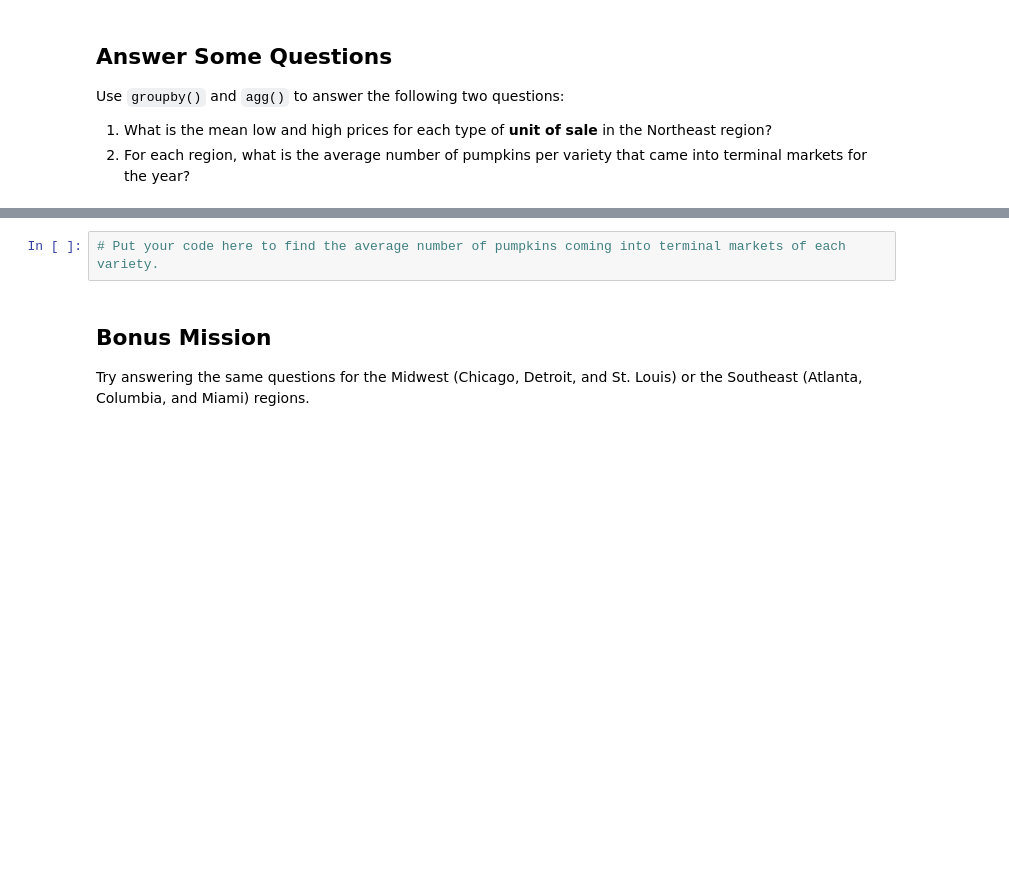
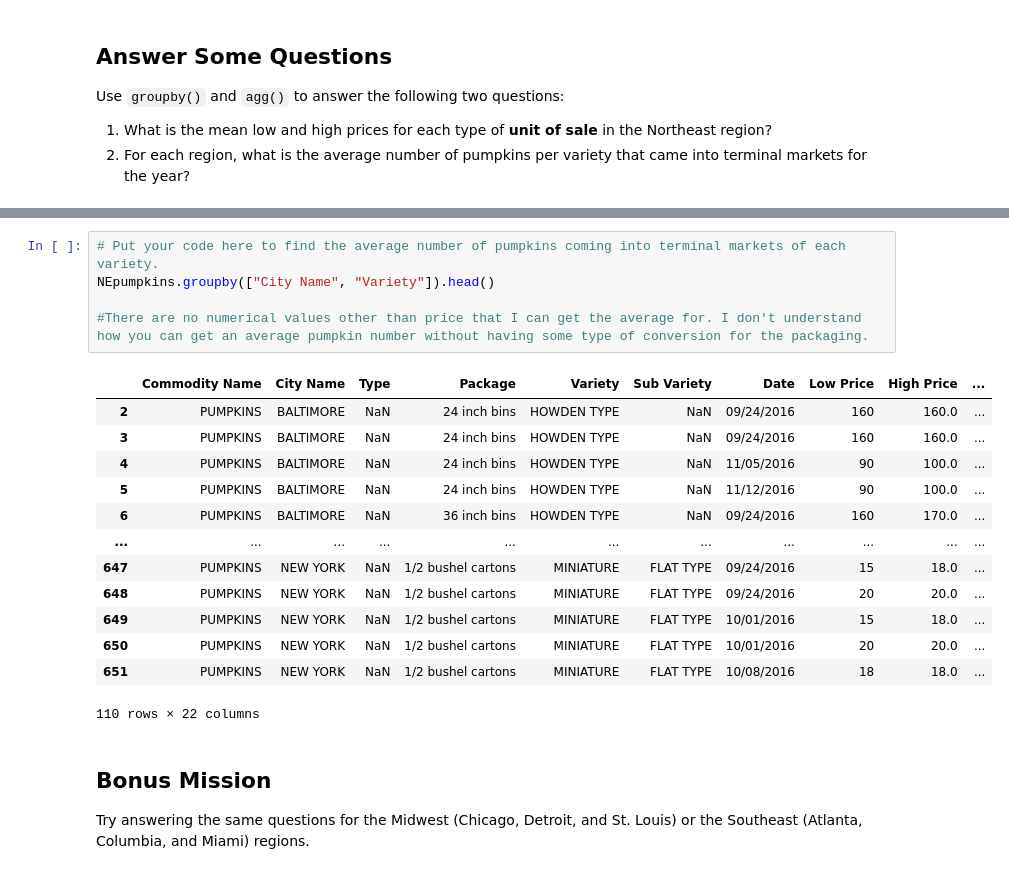
Before and after one commit to tiaran322-dot/data-analysis-projects, a Jupyter notebook: data-manipulation/studio/data-manipulation-studio/data-manipulation-studio.ipynb, the cells around one changed output, grey strips where cells are left out. Saved outputs shown, nothing was run; the diff lists cells and outputs as text; blank space fills up the shorter version.

```diff
--- a/data-manipulation/studio/data-manipulation-studio/data-manipulation-studio.ipynb
+++ b/data-manipulation/studio/data-manipulation-studio/data-manipulation-studio.ipynb
@@ -36,5 +152,22 @@ Use `groupby()` and `agg()` to answer the following two questions:
 # %%
 # Put your code here to find the average number of pumpkins coming into terminal markets of each variety.
+NEpumpkins.groupby(["City Name", "Variety"]).head()
+
+#There are no numerical values other than price that I can get the average for. I don't understand how you can get an average pumpkin number without having some type of conversion for the packaging.
+# %% [output]
+|  | Commodity Name | City Name | Type | Package | Variety | Sub Variety | Date | Low Price | High Price | ... |
+| 2 | PUMPKINS | BALTIMORE | NaN | 24 inch bins | HOWDEN TYPE | NaN | 09/24/2016 | 160 | 160.0 | ... |
+| 3 | PUMPKINS | BALTIMORE | NaN | 24 inch bins | HOWDEN TYPE | NaN | 09/24/2016 | 160 | 160.0 | ... |
+| 4 | PUMPKINS | BALTIMORE | NaN | 24 inch bins | HOWDEN TYPE | NaN | 11/05/2016 | 90 | 100.0 | ... |
+| 5 | PUMPKINS | BALTIMORE | NaN | 24 inch bins | HOWDEN TYPE | NaN | 11/12/2016 | 90 | 100.0 | ... |
+| 6 | PUMPKINS | BALTIMORE | NaN | 36 inch bins | HOWDEN TYPE | NaN | 09/24/2016 | 160 | 170.0 | ... |
+| ... | ... | ... | ... | ... | ... | ... | ... | ... | ... | ... |
+| 647 | PUMPKINS | NEW YORK | NaN | 1/2 bushel cartons | MINIATURE | FLAT TYPE | 09/24/2016 | 15 | 18.0 | ... |
+| 648 | PUMPKINS | NEW YORK | NaN | 1/2 bushel cartons | MINIATURE | FLAT TYPE | 09/24/2016 | 20 | 20.0 | ... |
+| 649 | PUMPKINS | NEW YORK | NaN | 1/2 bushel cartons | MINIATURE | FLAT TYPE | 10/01/2016 | 15 | 18.0 | ... |
+| 650 | PUMPKINS | NEW YORK | NaN | 1/2 bushel cartons | MINIATURE | FLAT TYPE | 10/01/2016 | 20 | 20.0 | ... |
+| 651 | PUMPKINS | NEW YORK | NaN | 1/2 bushel cartons | MINIATURE | FLAT TYPE | 10/08/2016 | 18 | 18.0 | ... |
+110 rows × 22 columns
 # %% [markdown]
 ## Bonus Mission
 
```
Also changed, not shown: parts of 10 cells of this notebook.
